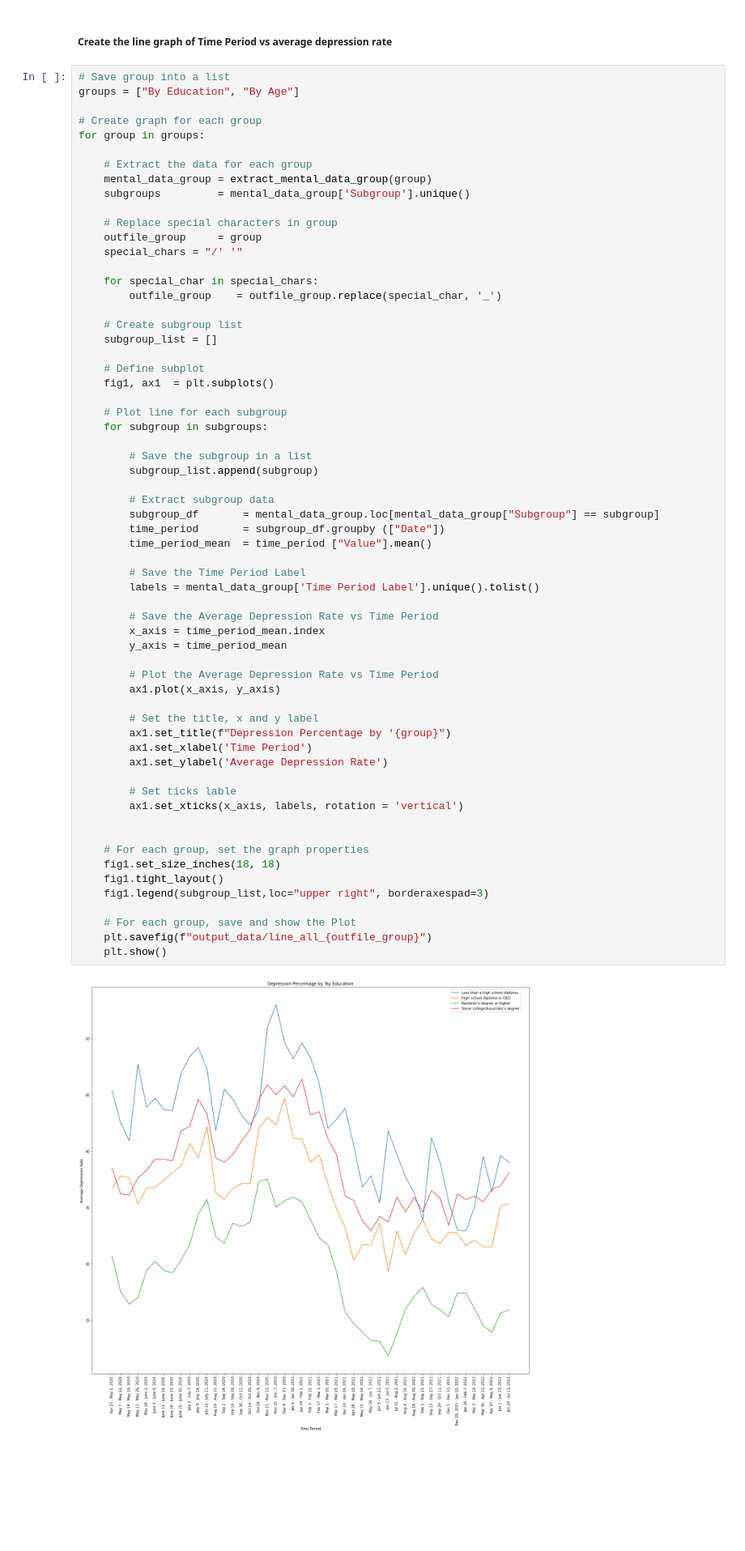
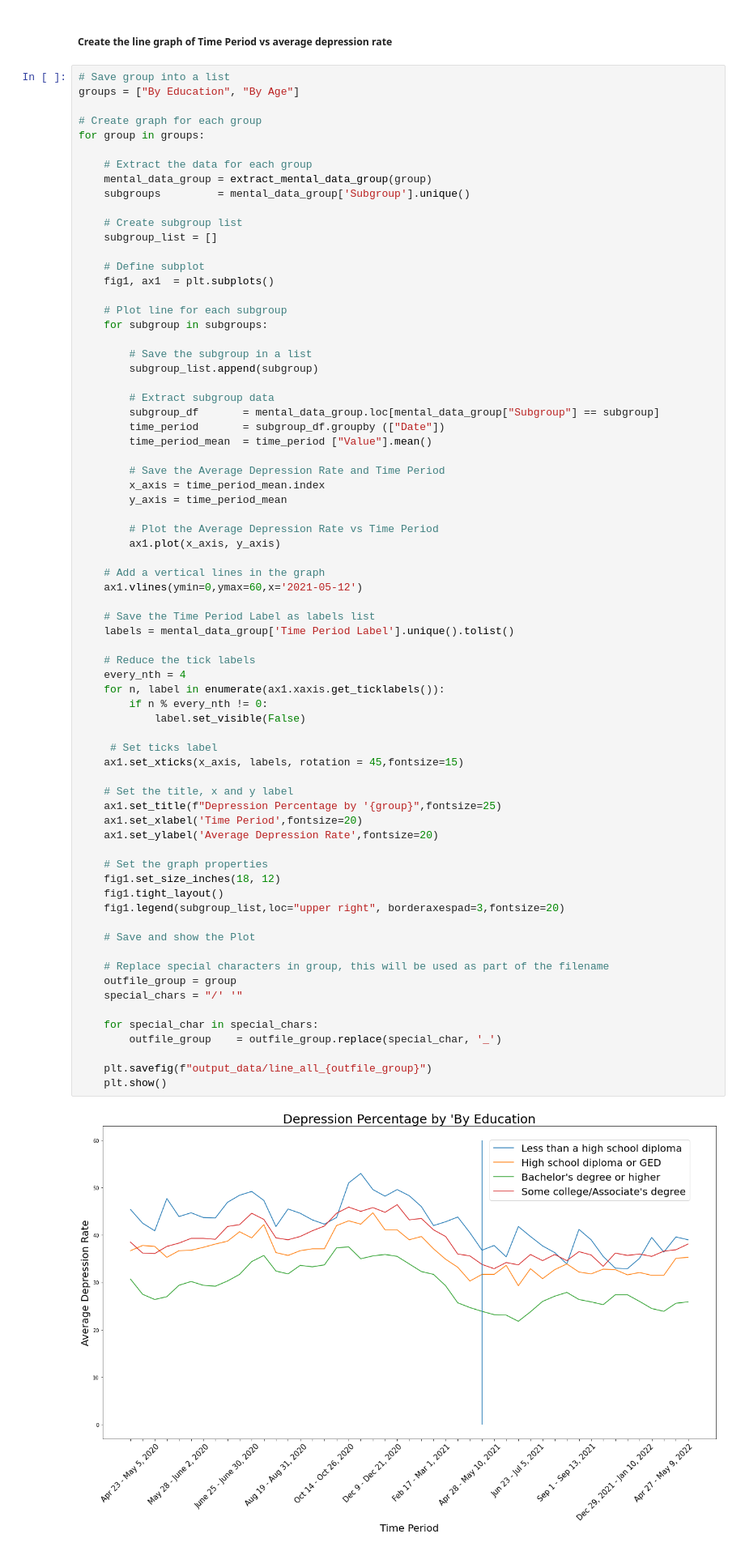
Before and after one commit to nitchon/covid_mental_health, a Jupyter notebook: Mental Health in America.ipynb, the cells around one changed output. Shown at 81% size. Drawn from its saved outputs; the diff is of its cells as text; blank space fills up the shorter version.

Commit message:
Updated the mental by age and education graphs in Mental Health in America notebook

```diff
--- a/Mental Health in America.ipynb
+++ b/Mental Health in America.ipynb
@@ -57,57 +57,66 @@ for group in groups:
     # Extract the data for each group
     mental_data_group = extract_mental_data_group(group)
     subgroups         = mental_data_group['Subgroup'].unique()
-
-    # Replace special characters in group
-    outfile_group     = group
-    special_chars = "/' '"
-
-    for special_char in special_chars:
-        outfile_group    = outfile_group.replace(special_char, '_')
 
     # Create subgroup list
     subgroup_list = []
 
     # Define subplot
     fig1, ax1  = plt.subplots()
 
     # Plot line for each subgroup
     for subgroup in subgroups:
 
         # Save the subgroup in a list
         subgroup_list.append(subgroup)
 
         # Extract subgroup data
         subgroup_df       = mental_data_group.loc[mental_data_group["Subgroup"] == subgroup]
         time_period       = subgroup_df.groupby (["Date"])
         time_period_mean  = time_period ["Value"].mean()
 
-        # Save the Time Period Label
-        labels = mental_data_group['Time Period Label'].unique().tolist()
-
-        # Save the Average Depression Rate vs Time Period
+        # Save the Average Depression Rate and Time Period
         x_axis = time_period_mean.index
         y_axis = time_period_mean
 
         # Plot the Average Depression Rate vs Time Period
         ax1.plot(x_axis, y_axis)
 
-        # Set the title, x and y label
-        ax1.set_title(f"Depression Percentage by '{group}")
-        ax1.set_xlabel('Time Period')
-        ax1.set_ylabel('Average Depression Rate')
+    # Add a vertical lines in the graph
+    ax1.vlines(ymin=0,ymax=60,x='2021-05-12')
 
-        # Set ticks lable
-        ax1.set_xticks(x_axis, labels, rotation = 'vertical')
+    # Save the Time Period Label as labels list
+    labels = mental_data_group['Time Period Label'].unique().tolist()
 
+    # Reduce the tick labels
+    every_nth = 4
+    for n, label in enumerate(ax1.xaxis.get_ticklabels()):
+        if n % every_nth != 0:
+            label.set_visible(False)
 
-    # For each group, set the graph properties
-    fig1.set_size_inches(18, 18)
+     # Set ticks label
+    ax1.set_xticks(x_axis, labels, rotation = 45,fontsize=15)
+
+    # Set the title, x and y label
+    ax1.set_title(f"Depression Percentage by '{group}",fontsize=25)
+    ax1.set_xlabel('Time Period',fontsize=20)
+    ax1.set_ylabel('Average Depression Rate',fontsize=20)
+
+    # Set the graph properties
+    fig1.set_size_inches(18, 12)
     fig1.tight_layout()
-    fig1.legend(subgroup_list,loc="upper right", borderaxespad=3)
+    fig1.legend(subgroup_list,loc="upper right", borderaxespad=3,fontsize=20)
 
-    # For each group, save and show the Plot
+    # Save and show the Plot
+
+    # Replace special characters in group, this will be used as part of the filename
+    outfile_group = group
+    special_chars = "/' '"
+
+    for special_char in special_chars:
+        outfile_group    = outfile_group.replace(special_char, '_')
+
     plt.savefig(f"output_data/line_all_{outfile_group}")
     plt.show()
 # %% [output]
-[figure, old version]
+[figure, new version]
```
Also changed, not shown: parts of 3 cells of this notebook.
